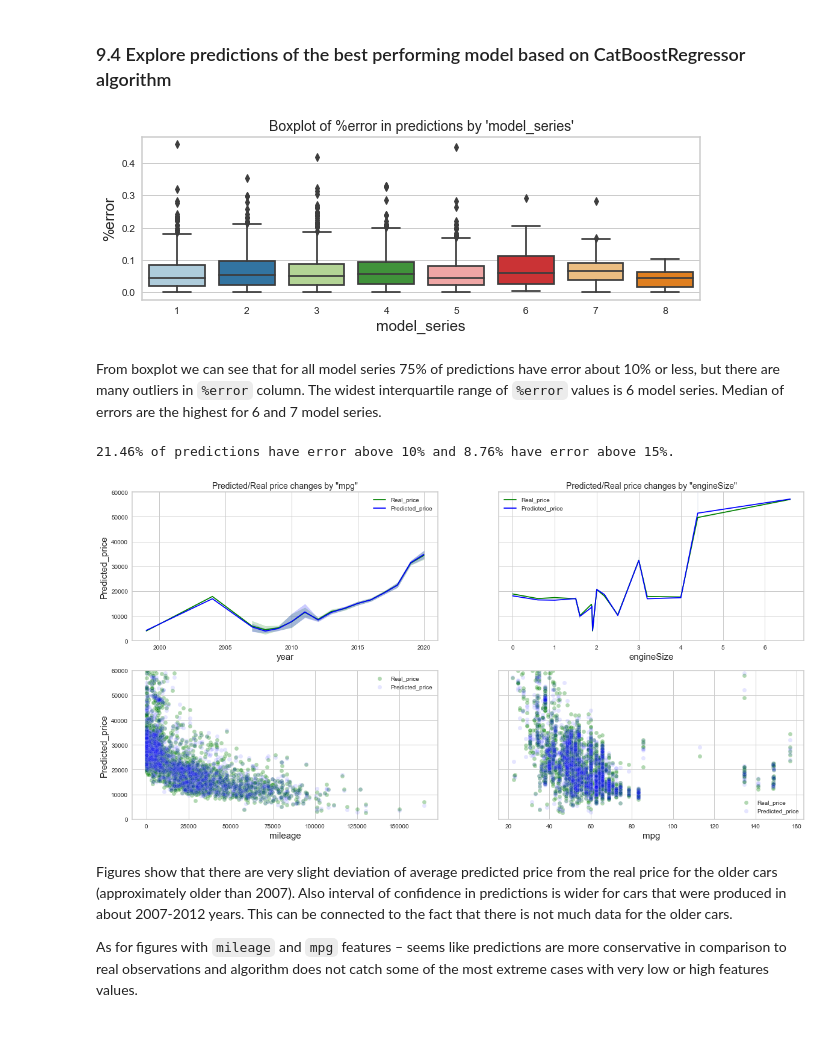
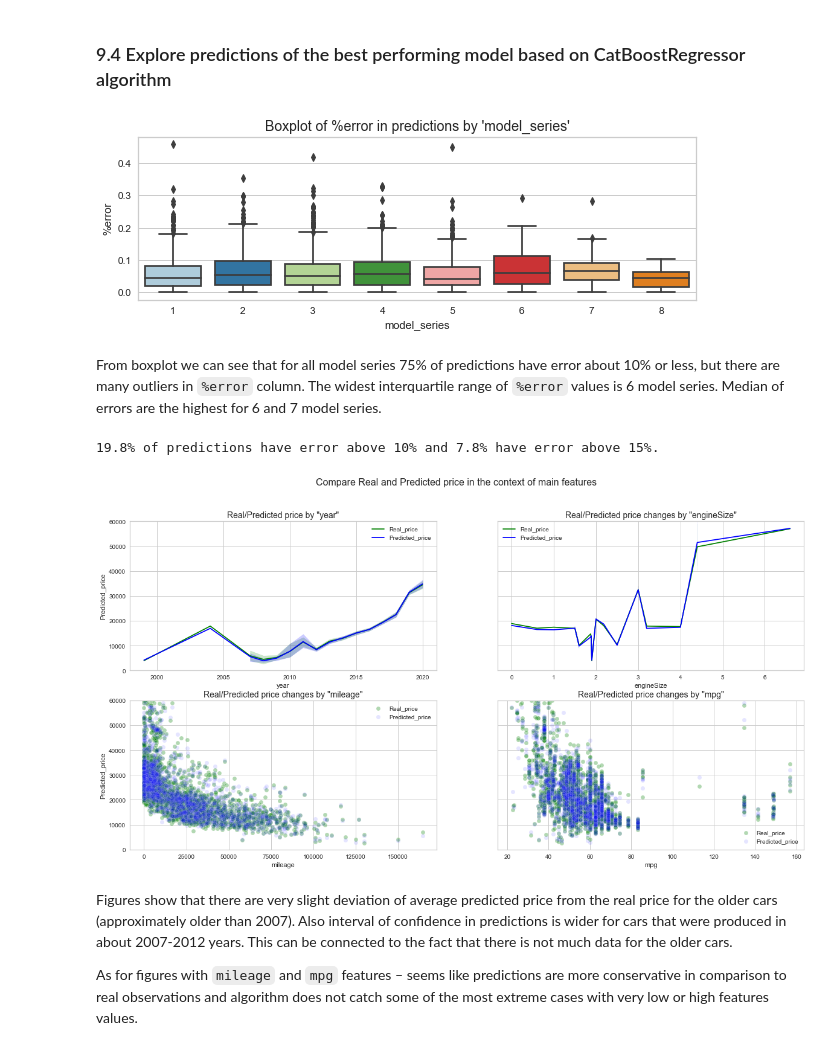
Before and after one commit to Nuitysun/BMW_cars_price_prediction, a Jupyter notebook: Case study.BMW_cars_price_prediction_new_v5.ipynb, the cells around one changed output. Cells and saved outputs as stored; diff of their text form; code cells hidden in the pictures.

```diff
--- a/Case study.BMW_cars_price_prediction_new_v5.ipynb
+++ b/Case study.BMW_cars_price_prediction_new_v5.ipynb
@@ -385,7 +378,6 @@ def my_autopct(pct):
 
 fig = plt.figure(figsize=(24,5))
 ax1 = plt.subplot2grid((1,2),(0,0))
-sns.set_palette(sns.color_palette("Paired"))
 labels, frequencies = np.unique(data.model_group.values, return_counts = True)
 plt.pie(frequencies, labels = None, autopct = my_autopct, explode = ([0.05]*9), pctdistance = 1.1)
 plt.title("BMW vehicles by 'model_group'", fontsize=14)
@@ -1077,46 +1053,46 @@ sns.boxplot(x='model_series', y = '%error', data = pred_without_outlier)
 plt.title("Boxplot of %error in predictions by 'model_series'", fontsize=14)
 plt.show()
 # %% [output]
-[figure, old version]
+[figure, new version]
 # %% [markdown]
 From boxplot we can see that for all model series 75% of predictions have error about 10% or less, but there are many outliers in `%error` column. The widest interquartile range of `%error` values is 6 model series. Median of errors are the highest for 6 and 7 model series.
 # %%
 print('{}% of predictions have error above 10% and {}% have error above 15%.'.format(
-    round(predicted_cat_reg_reduced_features_31[predicted_cat_reg_reduced_features_31['%error']>0.10].Real_price.count()/
-          predicted_cat_reg_reduced_features_31.Real_price.count(), 4)*100,
-    round(predicted_cat_reg_reduced_features_31[predicted_cat_reg_reduced_features_31['%error']>0.15].Real_price.count()/
-          predicted_cat_reg_reduced_features_31.Real_price.count(), 4)*100
-))
+    round(predicted_cat_reg_tuned[predicted_cat_reg_tuned['%error']>0.10].Real_price.count()/
+          predicted_cat_reg_tuned.Real_price.count(), 3)*100,
+    round(predicted_cat_reg_tuned[predicted_cat_reg_tuned['%error']>0.15].Real_price.count()/
+          predicted_cat_reg_tuned.Real_price.count(), 3)*100))
 # %% [output]
-21.46% of predictions have error above 10% and 8.76% have error above 15%.
+19.8% of predictions have error above 10% and 7.8% have error above 15%.
 # %%
 # Plot new '%error'  and predictions in context with other most important features
 fig, axs = plt.subplots(nrows=2, ncols=2, figsize=(20,10), sharey=True)
+plt.suptitle('Compare Real and Predicted price in the context of main features',  fontsize=16)
 sns.lineplot(x='year', y='Real_price', data = pred_without_outlier, color='green', ax=axs[0, 0],
              label="Real_price")
 sns.lineplot(x='year', y='Predicted_price', data = pred_without_outlier, color='blue', ax=axs[0, 0],
              label="Predicted_price")
 sns.lineplot(x='engineSize', y='Real_price', data = pred_without_outlier, color='green',  ax=axs[0, 1],
              label="Real_price")
 sns.lineplot(x='engineSize', y='Predicted_price', data = pred_without_outlier, color='blue',  ax=axs[0, 1],
              label="Predicted_price")
 sns.scatterplot(x='mileage', y='Real_price', data = pred_without_outlier, color='green', alpha=0.3, ax=axs[1, 0],
                 label="Real_price")
 sns.scatterplot(x='mileage', y='Predicted_price', data = pred_without_outlier, color='blue', alpha=0.1, ax=axs[1, 0],
                 label="Predicted_price")
 sns.scatterplot(x='mpg', y='Real_price', data = pred_without_outlier, color='green', alpha=0.3, ax=axs[1, 1],
                 label="Real_price")
 sns.scatterplot(x='mpg', y='Predicted_price', data = pred_without_outlier, color='blue', alpha=0.1, ax=axs[1, 1],
                 label="Predicted_price")
 axs[0, 0].set_ylim((0,60000))
 axs[0, 1].set_ylim((0,60000))
-axs[0, 0].set_title('Predicted/Real price by "year"', fontsize=14)
-axs[0, 1].set_title('Predicted/Real price changes by "engineSize"', fontsize=14)
-axs[0, 0].set_title('Predicted/Real price changes by "mileage"', fontsize=14)
-axs[0, 0].set_title('Predicted/Real price changes by "mpg"', fontsize=14)
+axs[0, 0].set_title('Real/Predicted price by "year"', fontsize=14)
+axs[0, 1].set_title('Real/Predicted price changes by "engineSize"', fontsize=14)
+axs[1, 0].set_title('Real/Predicted price changes by "mileage"', fontsize=14)
+axs[1, 1].set_title('Real/Predicted price changes by "mpg"', fontsize=14)
 plt.show()
 # %% [output]
-[figure, old version]
+[figure, new version]
 # %% [markdown]
 Figures show that there are very slight deviation of average predicted price from the real price for the older cars (approximately older than 2007). Also interval of confidence in predictions is wider for cars that were produced in about 2007-2012 years. This can be connected to the fact that there is not much data for the older cars.
 
```
Also changed, not shown: parts of 17 cells of this notebook.
